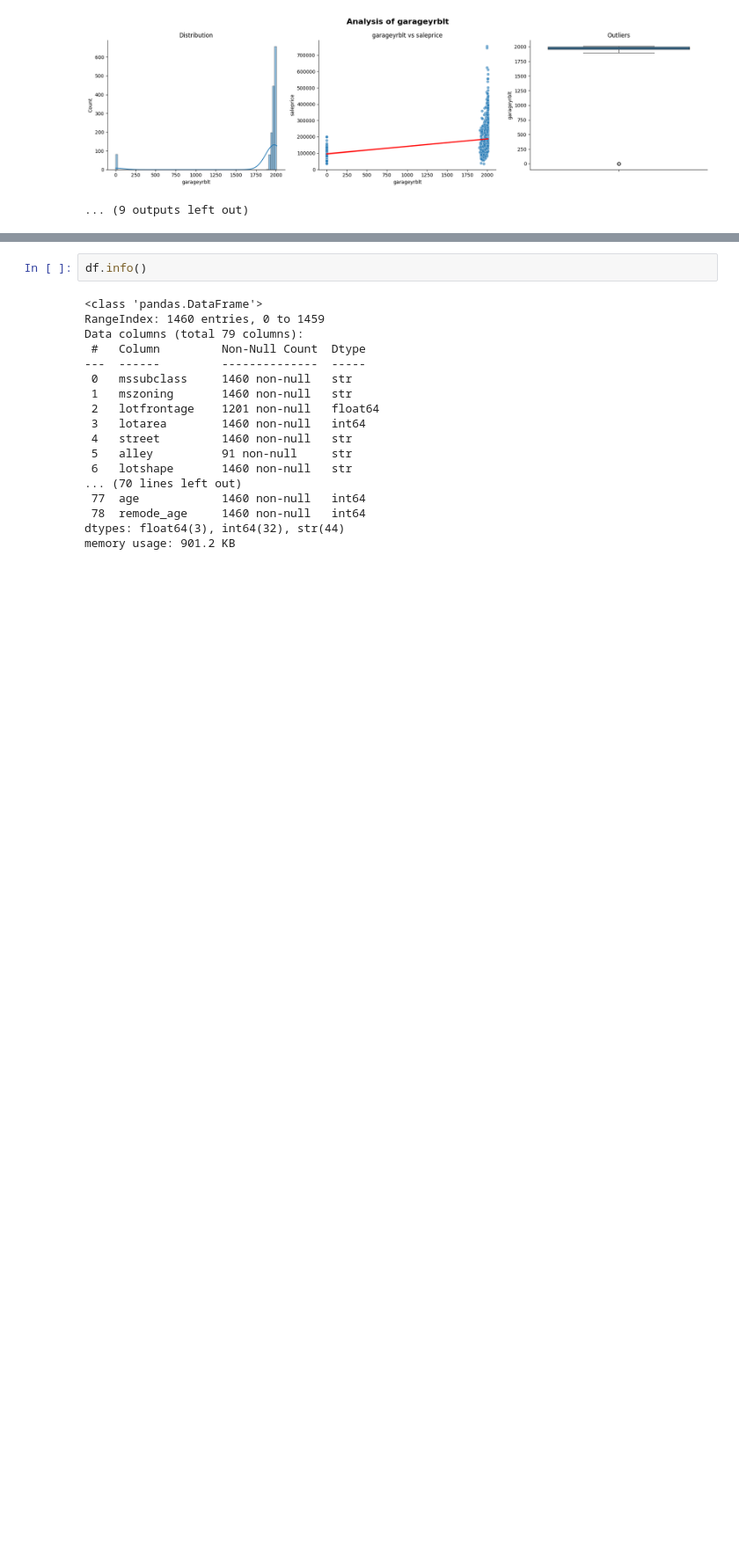
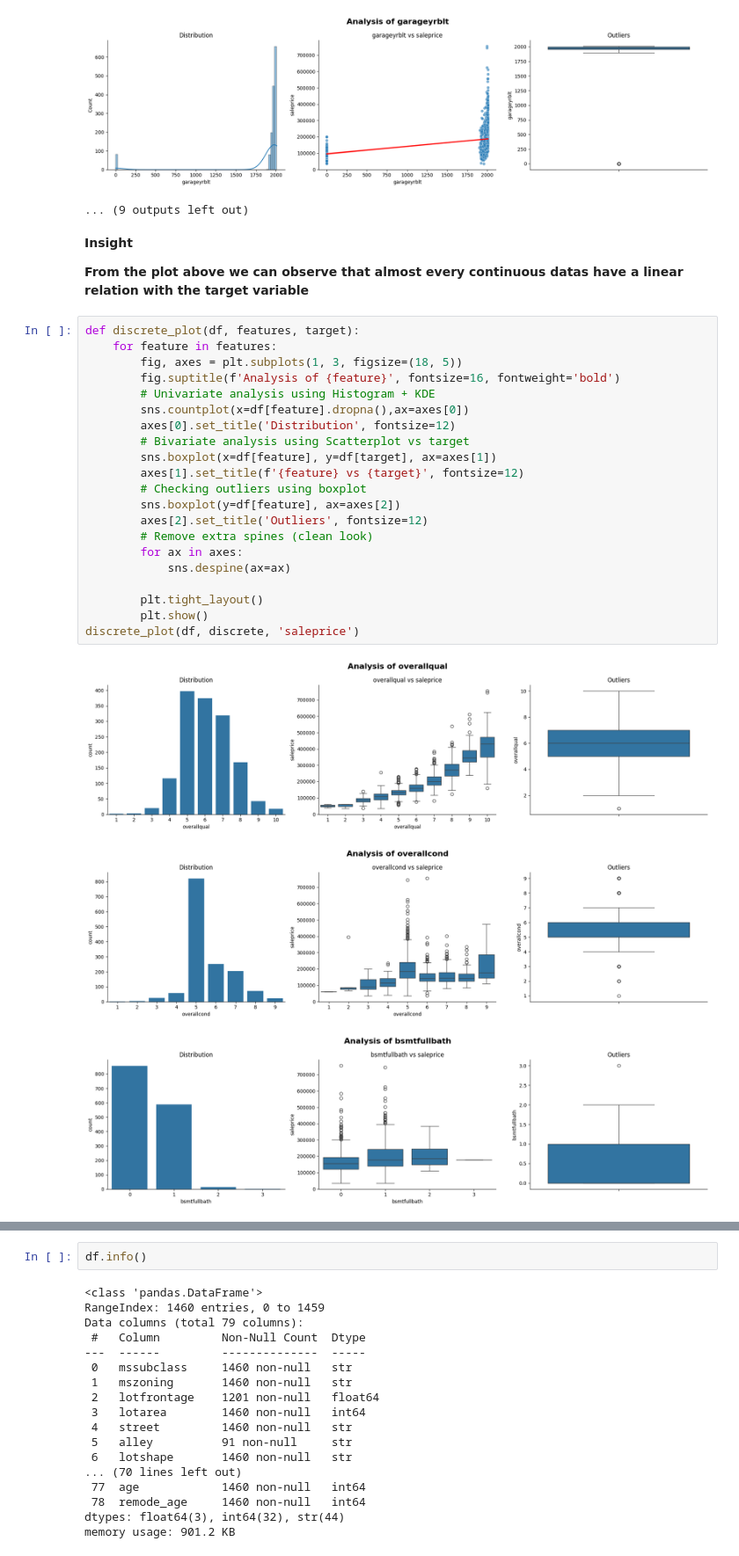
Before and after one commit to AsokTamang/houseprice_predictor, a Jupyter notebook: notebook/EDA.ipynb, the cells around one changed output, grey strips where cells are left out. Shown at 88% size. Drawn from its saved outputs; the diff is of its cells as text; blank space fills up the shorter version.

Commit message:
plot of the discrete numerical datas

```diff
--- a/notebook/EDA.ipynb
+++ b/notebook/EDA.ipynb
@@ -163,3 +163,32 @@ continuous_plot(df, continuous, 'saleprice')
 [figure]
 [figure]
 ... (9 outputs left out)
+# %% [markdown]
+**Insight**
+
+**From the plot above we can observe that almost every continuous datas have a linear relation with the target variable**
+# %%
+def discrete_plot(df, features, target):
+    for feature in features:
+        fig, axes = plt.subplots(1, 3, figsize=(18, 5))
+        fig.suptitle(f'Analysis of {feature}', fontsize=16, fontweight='bold')
+        # Univariate analysis using Histogram + KDE
+        sns.countplot(x=df[feature].dropna(),ax=axes[0])
+        axes[0].set_title('Distribution', fontsize=12)
+        # Bivariate analysis using Scatterplot vs target
+        sns.boxplot(x=df[feature], y=df[target], ax=axes[1])
+        axes[1].set_title(f'{feature} vs {target}', fontsize=12)
+        # Checking outliers using boxplot
+        sns.boxplot(y=df[feature], ax=axes[2])
+        axes[2].set_title('Outliers', fontsize=12)
+        # Remove extra spines (clean look)
+        for ax in axes:
+            sns.despine(ax=ax)
+
+        plt.tight_layout()
+        plt.show()
+discrete_plot(df, discrete, 'saleprice')
+# %% [output]
+[figure, added]
+[figure, added]
+[figure, added]
```
Also changed, not shown: parts of 1 cell of this notebook.
